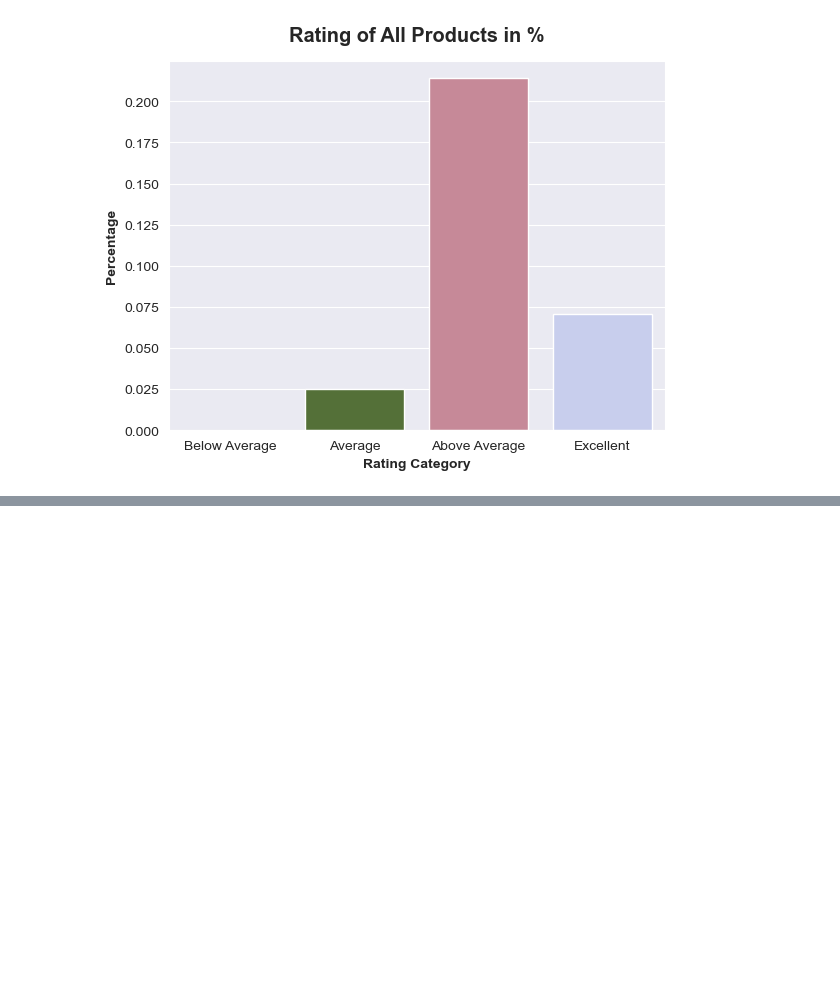
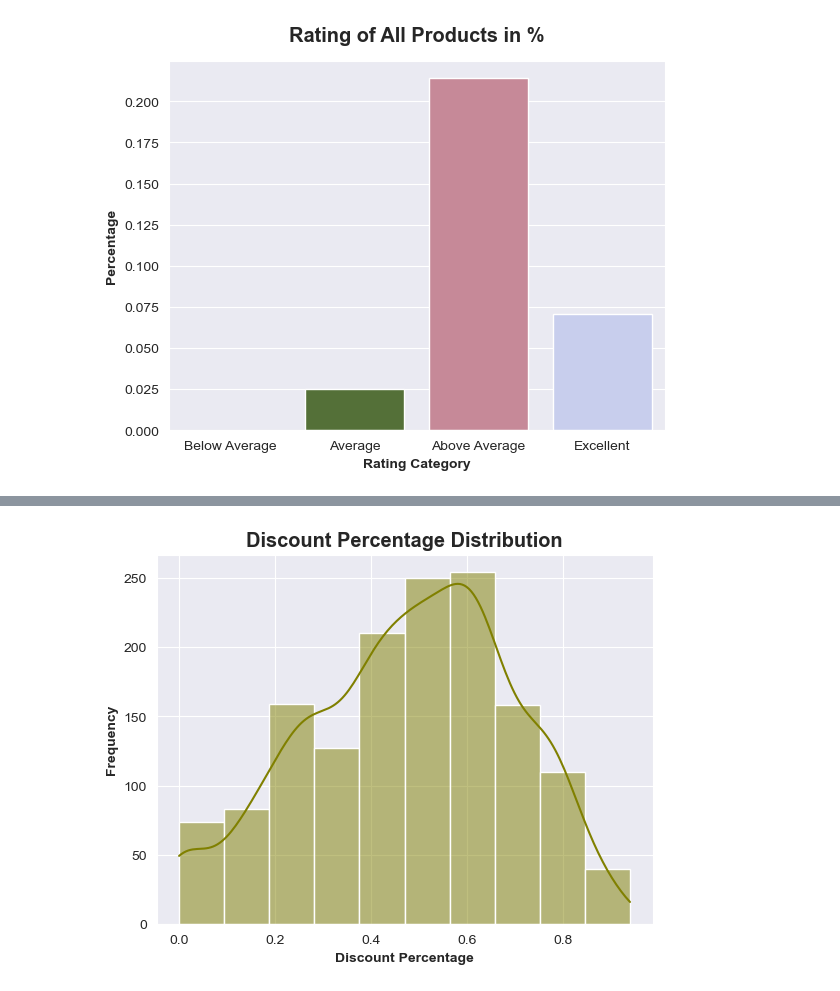
Before and after one commit to Seyone68/Amazon-Sales---Sentiment-Analysis, a Jupyter notebook: app/sales_eda.ipynb, the cells around one changed output, grey strips where cells are left out. Saved outputs shown, nothing was run; the diff lists cells and outputs as text; code cells hidden in the pictures; blank space fills up the shorter version.

```diff
--- a/app/sales_eda.ipynb
+++ b/app/sales_eda.ipynb
@@ -660,0 +685,11 @@ rating_piv
+# %%
+# Discount Percentage Distribution
+disc_hist = sns.histplot(data=df1, x='discount_percentage', bins=10, kde=True, color='olive')
+
+disc_hist.set_title('Discount Percentage Distribution', fontweight='bold', size='x-large')
+disc_hist.set_xlabel('Discount Percentage', fontweight='bold')
+disc_hist.set_ylabel('Frequency', fontweight='bold')
+
+plt.show()
+# %% [output]
+[figure, added]
```
Also changed, not shown: parts of 29 cells of this notebook.
